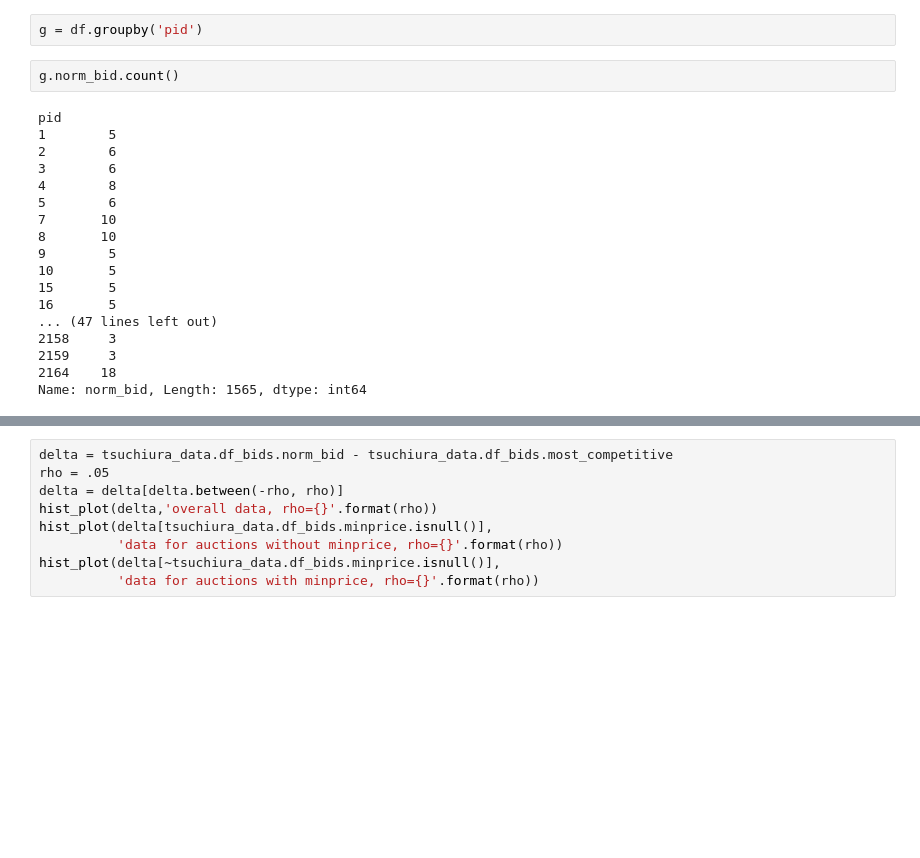
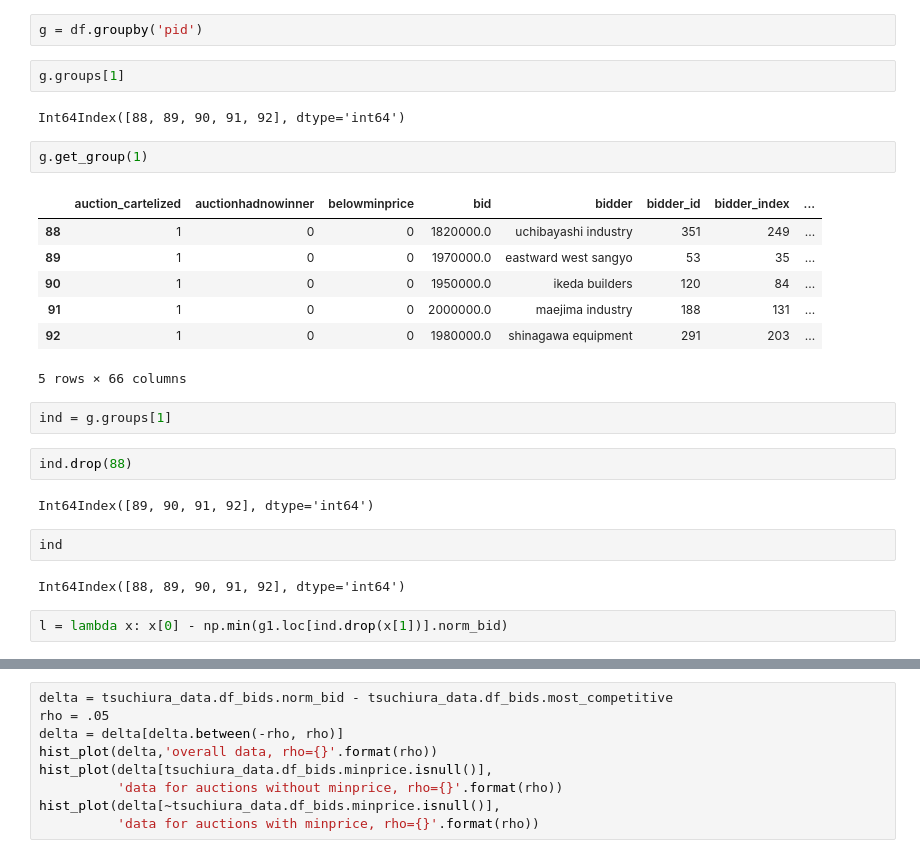
Before and after one commit to sylvaingchassang/missing_bids, a Jupyter notebook: example_tsuchiura.ipynb, the cells around one changed output, grey strips where cells are left out. Cells and saved outputs as stored; diff of their text form; blank space fills up the shorter version.

```diff
--- a/example_tsuchiura.ipynb
+++ b/example_tsuchiura.ipynb
@@ -23,23 +23,29 @@ sum(df.groupby('pid').norm_bid.mean().isnull())
 df2 = df.loc[~df.norm_bid.isnull()]
 # %%
 g = df.groupby('pid')
-# %%
-g.norm_bid.count()
-# %% [output]
-pid
-1        5
-2        6
-3        6
-4        8
-5        6
-7       10
-8       10
-9        5
-10       5
-15       5
-16       5
-... (47 lines left out)
-2158     3
-2159     3
-2164    18
-Name: norm_bid, Length: 1565, dtype: int64
+# %%
+g.groups[1]
+# %% [output]
+Int64Index([88, 89, 90, 91, 92], dtype='int64')
+# %%
+g.get_group(1)
+# %% [output]
+|  | auction_cartelized | auctionhadnowinner | belowminprice | bid | bidder | bidder_id | bidder_index | ... |
+| 88 | 1 | 0 | 0 | 1820000.0 | uchibayashi industry | 351 | 249 | ... |
+| 89 | 1 | 0 | 0 | 1970000.0 | eastward west sangyo | 53 | 35 | ... |
+| 90 | 1 | 0 | 0 | 1950000.0 | ikeda builders | 120 | 84 | ... |
+| 91 | 1 | 0 | 0 | 2000000.0 | maejima industry | 188 | 131 | ... |
+| 92 | 1 | 0 | 0 | 1980000.0 | shinagawa equipment | 291 | 203 | ... |
+5 rows × 66 columns
+# %%
+ind = g.groups[1]
+# %%
+ind.drop(88)
+# %% [output]
+Int64Index([89, 90, 91, 92], dtype='int64')
+# %%
+ind
+# %% [output]
+Int64Index([88, 89, 90, 91, 92], dtype='int64')
+# %%
+l = lambda x: x[0] - np.min(g1.loc[ind.drop(x[1])].norm_bid)
```
Also changed, not shown: parts of 3 cells of this notebook, 2 other files.
